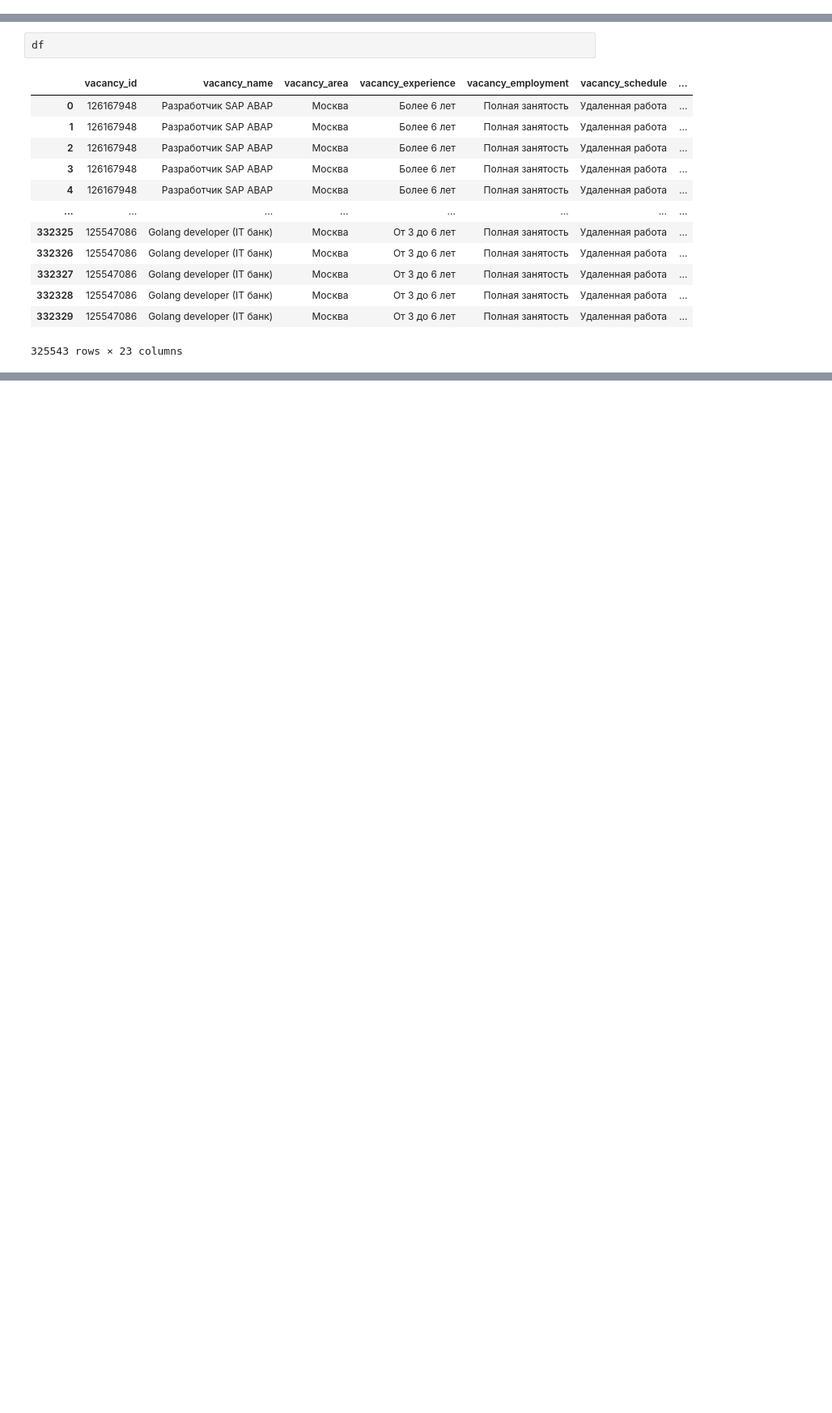
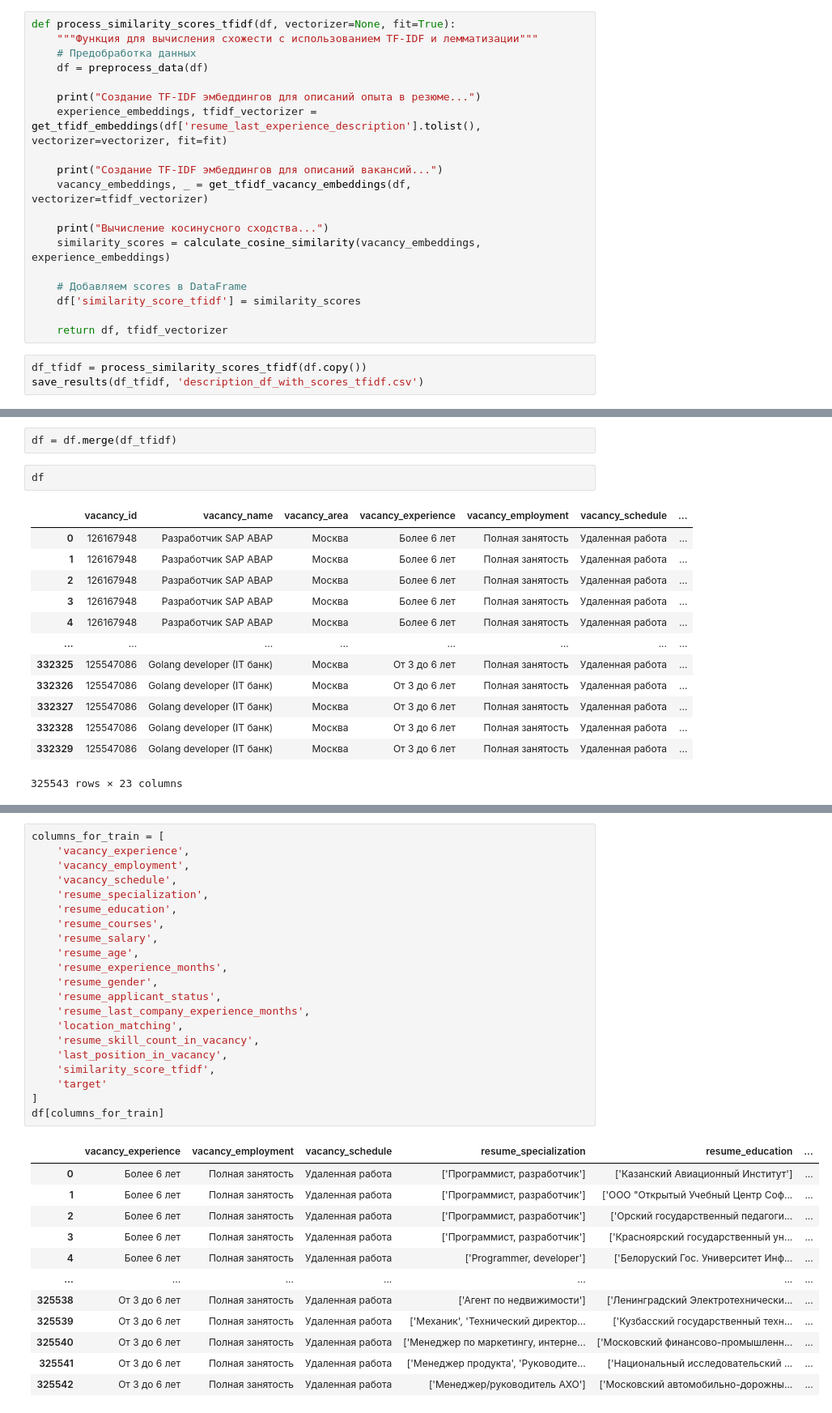
Before and after one commit to UsovAlexander/hr-ai-scout, a Jupyter notebook: models_training/linear_models.ipynb, the cells around one changed output, grey strips where cells are left out. Shown at 81% size. Saved outputs shown, nothing was run; the diff lists cells and outputs as text; blank space fills up the shorter version.

```diff
--- a/models_training/linear_models.ipynb
+++ b/models_training/linear_models.ipynb
@@ -225,0 +381,22 @@ df['resume_gender'] = df['resume_gender'].apply(lambda x: gender_map[x] if x in
+# %%
+def process_similarity_scores_tfidf(df, vectorizer=None, fit=True):
+    """Функция для вычисления схожести с использованием TF-IDF и лемматизации"""
+    # Предобработка данных
+    df = preprocess_data(df)
+
+    print("Создание TF-IDF эмбеддингов для описаний опыта в резюме...")
+    experience_embeddings, tfidf_vectorizer = get_tfidf_embeddings(df['resume_last_experience_description'].tolist(), vectorizer=vectorizer, fit=fit)
+
+    print("Создание TF-IDF эмбеддингов для описаний вакансий...")
+    vacancy_embeddings, _ = get_tfidf_vacancy_embeddings(df, vectorizer=tfidf_vectorizer)
+
+    print("Вычисление косинусного сходства...")
+    similarity_scores = calculate_cosine_similarity(vacancy_embeddings, experience_embeddings)
+
+    # Добавляем scores в DataFrame
+    df['similarity_score_tfidf'] = similarity_scores
+
+    return df, tfidf_vectorizer
+# %%
+df_tfidf = process_similarity_scores_tfidf(df.copy())
+save_results(df_tfidf, 'description_df_with_scores_tfidf.csv')
@@ -226,3 +411,5 @@ df['resume_gender'] = df['resume_gender'].apply(lambda x: gender_map[x] if x in
+# %%
+df = df.merge(df_tfidf)
 # %%
 df
 # %% [output]
@@ -241,0 +449,34 @@ df
+# %%
+columns_for_train = [
+    'vacancy_experience',
+    'vacancy_employment',
+    'vacancy_schedule',
+    'resume_specialization',
+    'resume_education',
+    'resume_courses',
+    'resume_salary',
+    'resume_age',
+    'resume_experience_months',
+    'resume_gender',
+    'resume_applicant_status',
+    'resume_last_company_experience_months',
+    'location_matching',
+    'resume_skill_count_in_vacancy',
+    'last_position_in_vacancy',
+    'similarity_score_tfidf',
+    'target'
+]
+df[columns_for_train]
+# %% [output]
+|  | vacancy_experience | vacancy_employment | vacancy_schedule | resume_specialization | resume_education | ... |
+| 0 | Более 6 лет | Полная занятость | Удаленная работа | ['Программист, разработчик'] | ['Казанский Авиационный Институт'] | ... |
+| 1 | Более 6 лет | Полная занятость | Удаленная работа | ['Программист, разработчик'] | ['ООО "Открытый Учебный Центр Соф... | ... |
+| 2 | Более 6 лет | Полная занятость | Удаленная работа | ['Программист, разработчик'] | ['Орский государственный педагоги... | ... |
+| 3 | Более 6 лет | Полная занятость | Удаленная работа | ['Программист, разработчик'] | ['Красноярский государственный ун... | ... |
+| 4 | Более 6 лет | Полная занятость | Удаленная работа | ['Programmer, developer'] | ['Белоруский Гос. Университет Инф... | ... |
+| ... | ... | ... | ... | ... | ... | ... |
+| 325538 | От 3 до 6 лет | Полная занятость | Удаленная работа | ['Агент по недвижимости'] | ['Ленинградский Электротехнически... | ... |
+| 325539 | От 3 до 6 лет | Полная занятость | Удаленная работа | ['Механик', 'Технический директор... | ['Кузбасский государственный техн... | ... |
+| 325540 | От 3 до 6 лет | Полная занятость | Удаленная работа | ['Менеджер по маркетингу, интерне... | ['Московский финансово-промышленн... | ... |
+| 325541 | От 3 до 6 лет | Полная занятость | Удаленная работа | ['Менеджер продукта', 'Руководите... | ['Национальный исследовательский ... | ... |
+| 325542 | От 3 до 6 лет | Полная занятость | Удаленная работа | ['Менеджер/руководитель АХО'] | ['Московский автомобильно-дорожны... | ... |
```
Also changed, not shown: parts of 35 cells of this notebook.
